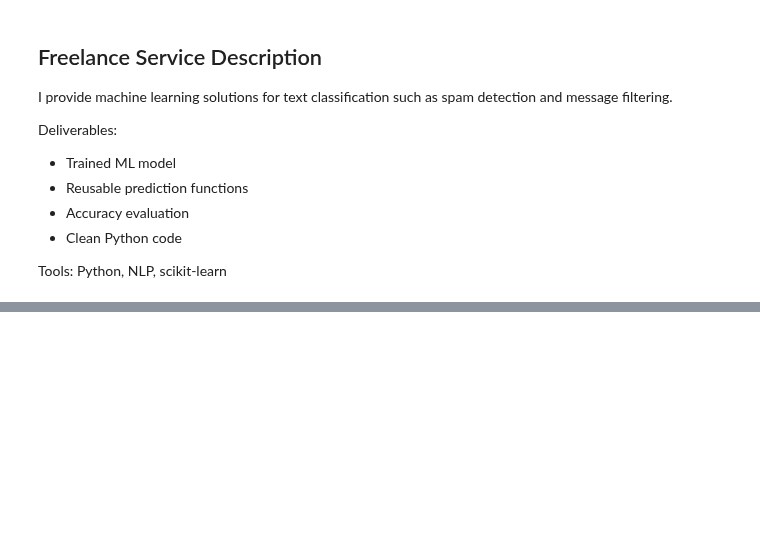
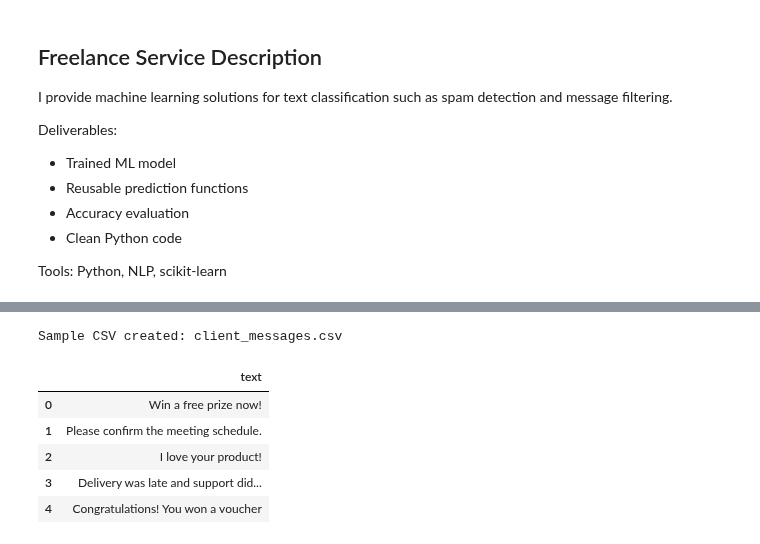
Before and after one commit to 229askbqu/hello-world, a Jupyter notebook: Freelance_AI_Day1_Text_Classifier.ipynb, the cells around one changed output, grey strips where cells are left out. Saved outputs shown, nothing was run; the diff lists cells and outputs as text; code cells hidden in the pictures; blank space fills up the shorter version.

```diff
--- a/Freelance_AI_Day1_Text_Classifier.ipynb
+++ b/Freelance_AI_Day1_Text_Classifier.ipynb
@@ -140,0 +206,32 @@ Python, NLP, scikit-learn
+# %%
+# Sample messages
+data = {
+    "text": [
+        "Win a free prize now!",
+        "Please confirm the meeting schedule.",
+        "I love your product!",
+        "Delivery was late and support didn’t reply.",
+        "Congratulations! You won a voucher",
+        "Meeting postponed to tomorrow",
+        "Claim your free gift today"
+    ]
+}
+
+# Convert to DataFrame
+df = pd.DataFrame(data)
+
+# Save CSV
+df.to_csv("client_messages.csv", index=False)
+print("Sample CSV created: client_messages.csv")
+# %% [output]
+Sample CSV created: client_messages.csv
+# %%
+client_data = pd.read_csv("client_messages.csv")
+client_data.head()
+# %% [output]
+|  | text |
+| 0 | Win a free prize now! |
+| 1 | Please confirm the meeting schedule. |
+| 2 | I love your product! |
+| 3 | Delivery was late and support did... |
+| 4 | Congratulations! You won a voucher |
```
Also changed, not shown: parts of 18 cells of this notebook.
